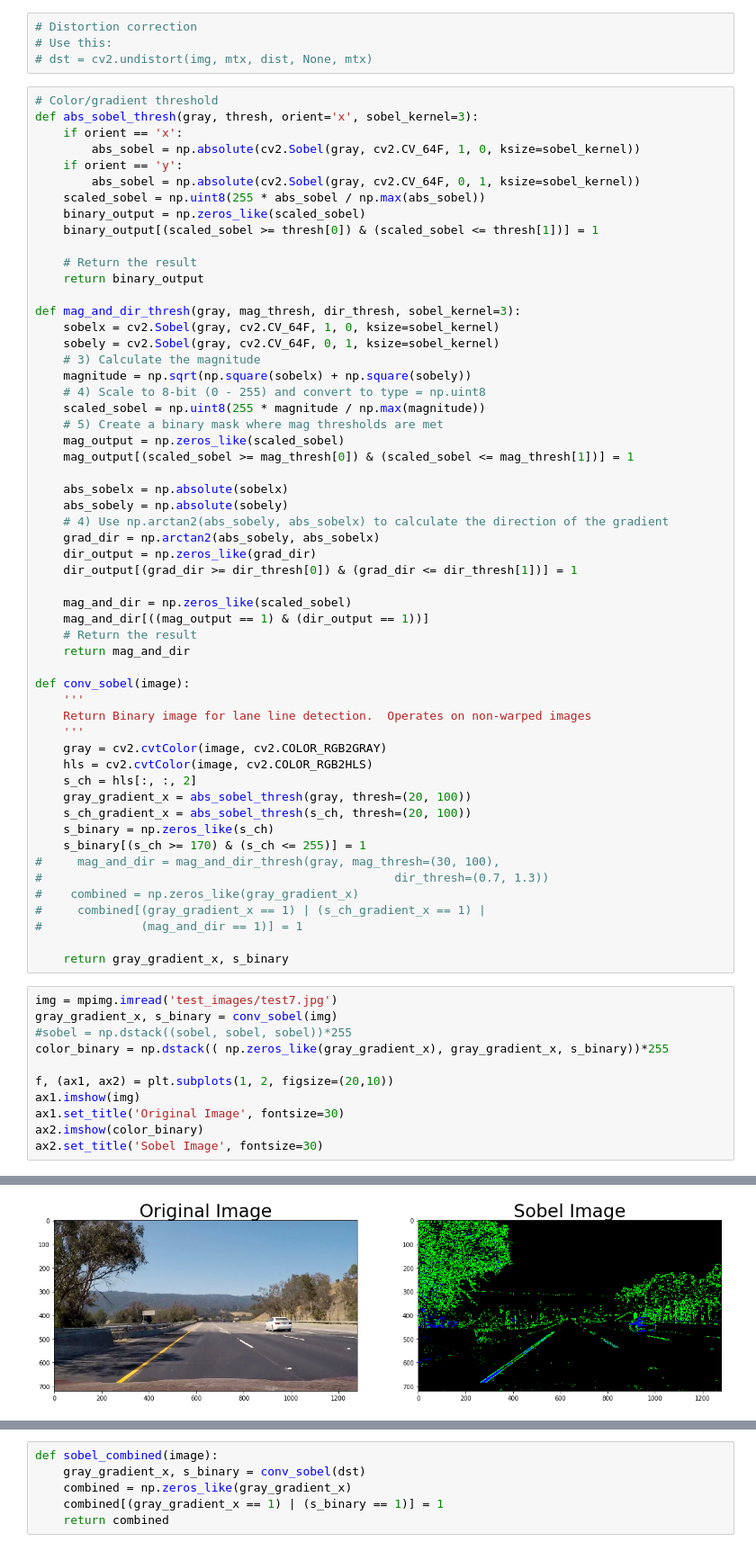
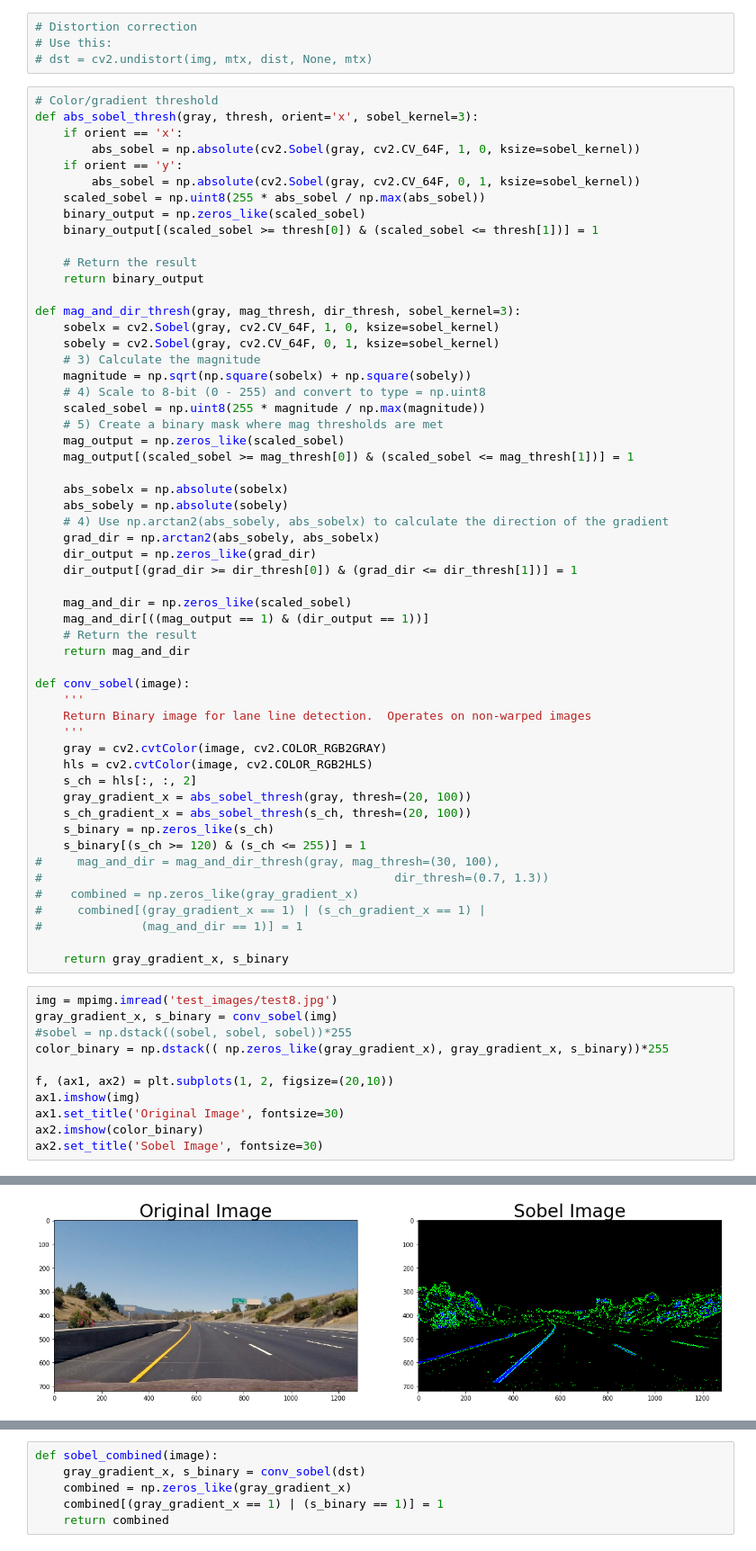
Before and after one commit to adelsam/CarND-Advanced-Lane-Lines, a Jupyter notebook: Lane Finding.ipynb, the cells around one changed output, grey strips where cells are left out. Shown at 90% size. Cells and saved outputs as stored; diff of their text form.

```diff
--- a/Lane Finding.ipynb
+++ b/Lane Finding.ipynb
@@ -136,7 +136,7 @@ def conv_sobel(image):
     gray_gradient_x = abs_sobel_thresh(gray, thresh=(20, 100))
     s_ch_gradient_x = abs_sobel_thresh(s_ch, thresh=(20, 100))
     s_binary = np.zeros_like(s_ch)
-    s_binary[(s_ch >= 170) & (s_ch <= 255)] = 1
+    s_binary[(s_ch >= 120) & (s_ch <= 255)] = 1
 #     mag_and_dir = mag_and_dir_thresh(gray, mag_thresh=(30, 100),
 #                                                  dir_thresh=(0.7, 1.3))
 #    combined = np.zeros_like(gray_gradient_x)
@@ -145,16 +145,16 @@ def conv_sobel(image):
 
     return gray_gradient_x, s_binary
 # %%
-img = mpimg.imread('test_images/test7.jpg')
+img = mpimg.imread('test_images/test8.jpg')
 gray_gradient_x, s_binary = conv_sobel(img)
 #sobel = np.dstack((sobel, sobel, sobel))*255
 color_binary = np.dstack(( np.zeros_like(gray_gradient_x), gray_gradient_x, s_binary))*255
 
 f, (ax1, ax2) = plt.subplots(1, 2, figsize=(20,10))
 ax1.imshow(img)
 ax1.set_title('Original Image', fontsize=30)
 ax2.imshow(color_binary)
 ax2.set_title('Sobel Image', fontsize=30)
 # %% [output]
 <matplotlib.text.Text at 0x...>
-[figure, old version]
+[figure, new version]
```
Also changed, not shown: parts of 21 cells of this notebook, 2 other files.
